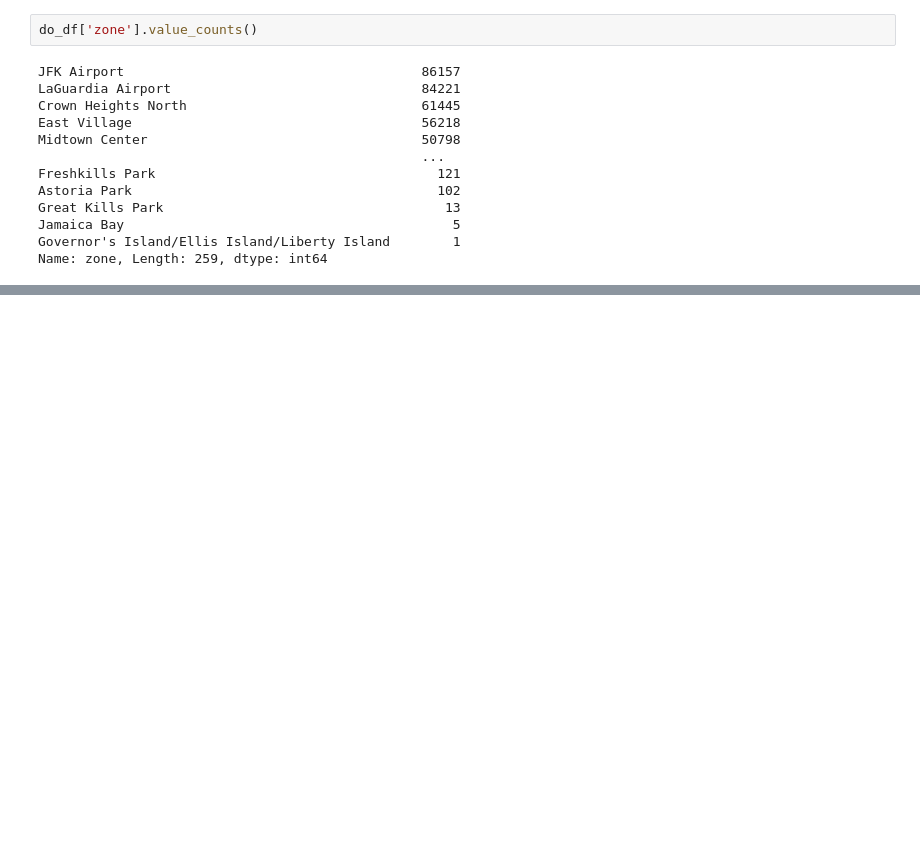
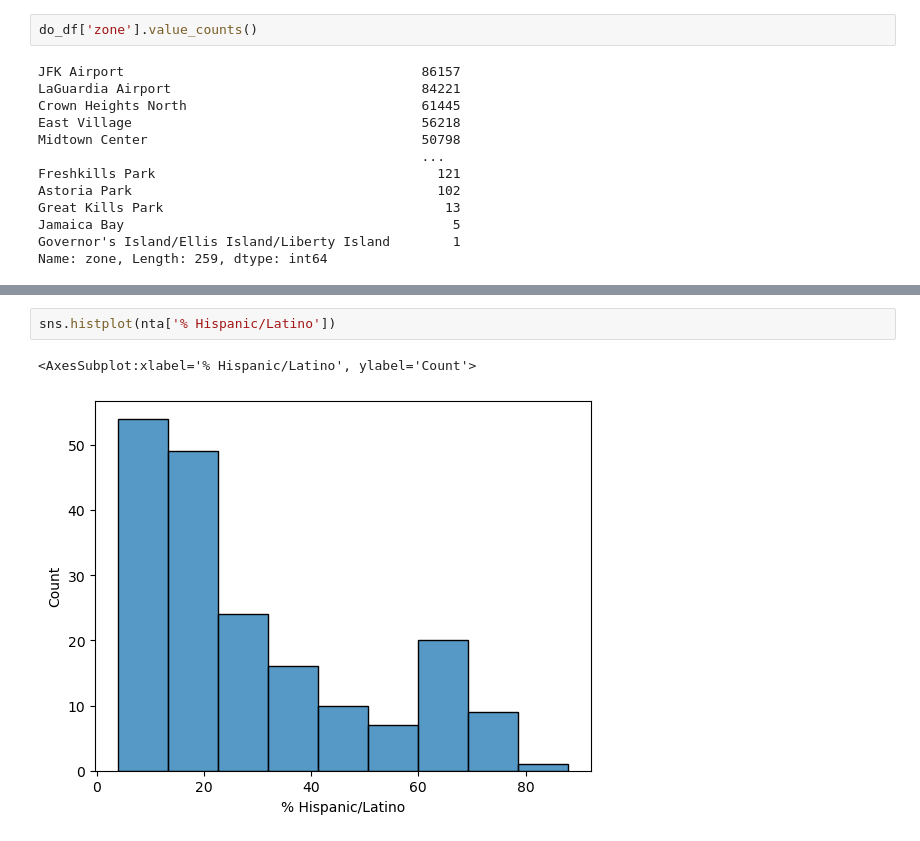
Before and after one commit to gracejiang0929/Bias-Detection-and-Mitigation-in-Ride-Hailing, a Jupyter notebook: tlc_tester.ipynb, the cells around one changed output, grey strips where cells are left out. Cells and saved outputs as stored; diff of their text form; blank space fills up the shorter version.

```diff
--- a/tlc_tester.ipynb
+++ b/tlc_tester.ipynb
@@ -109,0 +240,5 @@ Name: zone, Length: 259, dtype: int64
+# %%
+sns.histplot(nta['% Hispanic/Latino'])
+# %% [output]
+<AxesSubplot:xlabel='% Hispanic/Latino', ylabel='Count'>
+[figure, added]
```
Also changed, not shown: parts of 25 cells of this notebook.
